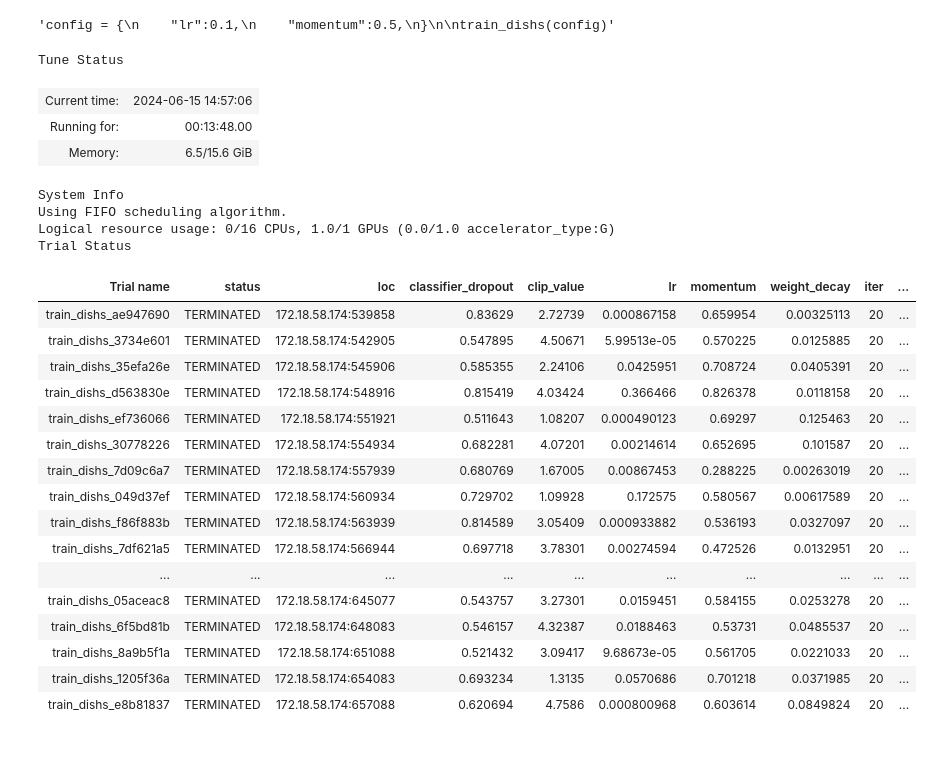
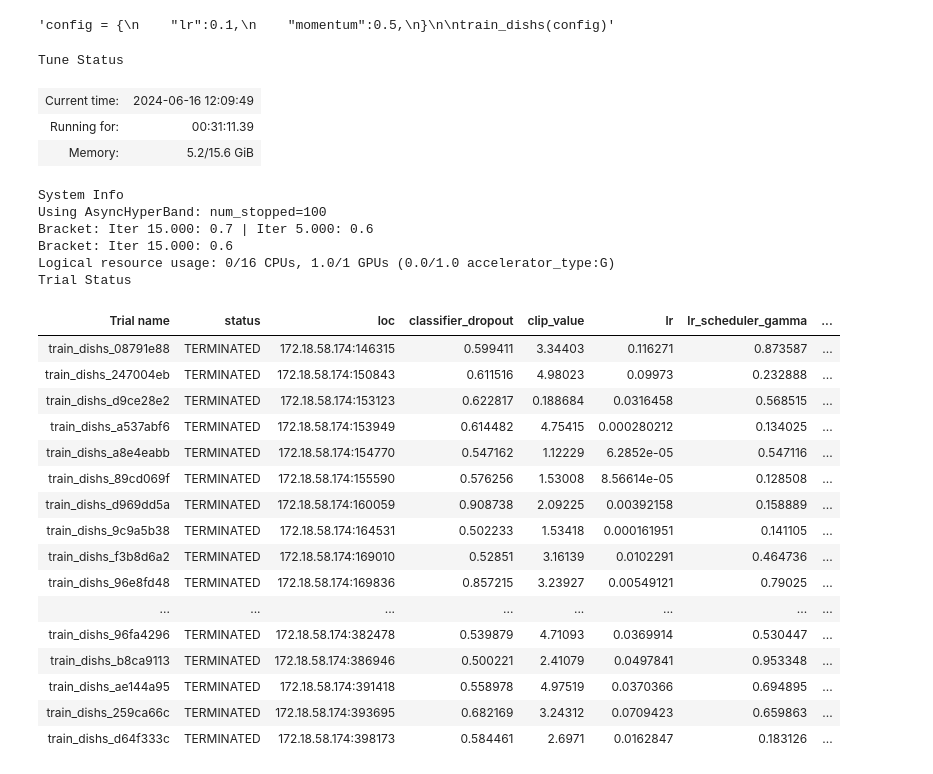
Before and after one commit to glucard/general-study-repo, a Jupyter notebook: machine_learning/kaggle_competitions/Cleaned-vs-Dirty-V2/model_tuned.ipynb, the cells around one changed output. Drawn from its saved outputs; the diff is of its cells as text; code cells hidden in the pictures.

```diff
--- a/machine_learning/kaggle_competitions/Cleaned-vs-Dirty-V2/model_tuned.ipynb
+++ b/machine_learning/kaggle_competitions/Cleaned-vs-Dirty-V2/model_tuned.ipynb
@@ -98,7 +98,7 @@ class_names, device
 # %% [output]
 (['cleaned', 'dirty'], device(type='cuda', index=0))
 # %%
-def train_func(model, optimizer, clip_value):
+def train_func(model, optimizer, exp_lr_scheduler, clip_value):
     total = 0
     device = torch.device("cuda" if torch.cuda.is_available() else "cpu")
     model.train()
@@ -117,12 +117,13 @@ def train_func(model, optimizer, clip_value):
 
         torch.nn.utils.clip_grad_norm_(model.parameters(), clip_value)
         optimizer.step()
-
         # accuracy
         _, predicted = torch.max(output.data, 1)
         _, correct_class = torch.max(target.data, 1)
 
         correct += (predicted == correct_class).sum().item()
+
+    exp_lr_scheduler.step()
 
     return {
         "mean_loss": running_loss / total,
@@ -160,7 +161,7 @@ import tempfile
 
 from ray.train import Checkpoint
 
-def train_dishs(config, max_epochs=20, tunning=True):
+def train_dishs(config, max_epochs=30, tunning=True):
     # Data Setup
 
     device = torch.device("cuda" if torch.cuda.is_available() else "cpu")
@@ -168,10 +169,14 @@ def train_dishs(config, max_epochs=20, tunning=True):
     model = get_transfer_learning_model(config['classifier_dropout'])
     model.to(device)
 
+
     optimizer = optim.SGD(
         model.parameters(), lr=config["lr"], momentum=config["momentum"], weight_decay=config['weight_decay'])
+
+
+    exp_lr_scheduler = optim.lr_scheduler.StepLR(optimizer, step_size=3, gamma=config['lr_scheduler_gamma'])
     for i in range(max_epochs):
-        train_log = train_func(model, optimizer, config['clip_value'])
+        train_log = train_func(model, optimizer, exp_lr_scheduler, config['clip_value'])
         val_log = test_func(model)
 
         if tunning:
@@ -218,50 +223,68 @@ train_dishs(config)"""
 # %%
 from hyperopt import hp
 from ray.tune.search.hyperopt import HyperOptSearch
+from ray.tune.schedulers import ASHAScheduler
 
 space = {
     "lr": hp.loguniform("lr", -10, -1),
     "momentum": hp.uniform("momentum", 0.1, 0.9),
     "classifier_dropout": hp.uniform("classifier_dropout", 0.5, 0.95),
     "weight_decay": hp.loguniform("weight_decay", -6, -2),
     "clip_value": hp.uniform("clip_value", 0.1, 5.0),
+    "lr_scheduler_gamma": hp.uniform("lr_scheduler_gamma", 0.1, 1.0)
 }
 
-hyperopt_search = HyperOptSearch(space, metric="val_mean_accuracy", mode="max")
+metric = "val_mean_loss"
+mode = "min"
+
+hyperopt_search = HyperOptSearch(space, metric=metric, mode=mode)
+
+asas_scheduler = ASHAScheduler(
+    time_attr='training_iteration',
+    metric=metric,
+    mode=mode,
+    max_t=30,
+    grace_period=5,
+    reduction_factor=3,
+    brackets=2
+)
 
 trainable_with_resources = tune.with_resources(train_dishs, {"gpu": 1})
 
 tuner = tune.Tuner(
     trainable_with_resources,
     tune_config=tune.TuneConfig(
-        num_samples=40,
+        num_samples=100,
         search_alg=hyperopt_search,
+        scheduler=asas_scheduler
     ),
 )
 results = tuner.fit()
 # %% [output]
 Tune Status
-| Current time: | 2024-06-15 14:57:06 |
-| Running for: | 00:13:48.00 |
-| Memory: | 6.5/15.6 GiB |
+| Current time: | 2024-06-16 12:09:49 |
+| Running for: | 00:31:11.39 |
+| Memory: | 5.2/15.6 GiB |
 System Info
-Using FIFO scheduling algorithm.
+Using AsyncHyperBand: num_stopped=100
+Bracket: Iter 15.000: 0.7 | Iter 5.000: 0.6
+Bracket: Iter 15.000: 0.6
 Logical resource usage: 0/16 CPUs, 1.0/1 GPUs (0.0/1.0 accelerator_type:G)
 Trial Status
-| Trial name | status | loc | classifier_dropout | clip_value | lr | momentum | weight_decay | iter | ... |
-| train_dishs_ae947690 | TERMINATED | 172.18.58.174:539858 | 0.83629 | 2.72739 | 0.000867158 | 0.659954 | 0.00325113 | 20 | ... |
-| train_dishs_3734e601 | TERMINATED | 172.18.58.174:542905 | 0.547895 | 4.50671 | 5.99513e-05 | 0.570225 | 0.0125885 | 20 | ... |
-| train_dishs_35efa26e | TERMINATED | 172.18.58.174:545906 | 0.585355 | 2.24106 | 0.0425951 | 0.708724 | 0.0405391 | 20 | ... |
-| train_dishs_d563830e | TERMINATED | 172.18.58.174:548916 | 0.815419 | 4.03424 | 0.366466 | 0.826378 | 0.0118158 | 20 | ... |
-| train_dishs_ef736066 | TERMINATED | 172.18.58.174:551921 | 0.511643 | 1.08207 | 0.000490123 | 0.69297 | 0.125463 | 20 | ... |
-| train_dishs_30778226 | TERMINATED | 172.18.58.174:554934 | 0.682281 | 4.07201 | 0.00214614 | 0.652695 | 0.101587 | 20 | ... |
-| train_dishs_7d09c6a7 | TERMINATED | 172.18.58.174:557939 | 0.680769 | 1.67005 | 0.00867453 | 0.288225 | 0.00263019 | 20 | ... |
-| train_dishs_049d37ef | TERMINATED | 172.18.58.174:560934 | 0.729702 | 1.09928 | 0.172575 | 0.580567 | 0.00617589 | 20 | ... |
-| train_dishs_f86f883b | TERMINATED | 172.18.58.174:563939 | 0.814589 | 3.05409 | 0.000933882 | 0.536193 | 0.0327097 | 20 | ... |
-| train_dishs_7df621a5 | TERMINATED | 172.18.58.174:566944 | 0.697718 | 3.78301 | 0.00274594 | 0.472526 | 0.0132951 | 20 | ... |
-| ... | ... | ... | ... | ... | ... | ... | ... | ... | ... |
-| train_dishs_05aceac8 | TERMINATED | 172.18.58.174:645077 | 0.543757 | 3.27301 | 0.0159451 | 0.584155 | 0.0253278 | 20 | ... |
-| train_dishs_6f5bd81b | TERMINATED | 172.18.58.174:648083 | 0.546157 | 4.32387 | 0.0188463 | 0.53731 | 0.0485537 | 20 | ... |
-| train_dishs_8a9b5f1a | TERMINATED | 172.18.58.174:651088 | 0.521432 | 3.09417 | 9.68673e-05 | 0.561705 | 0.0221033 | 20 | ... |
-| train_dishs_1205f36a | TERMINATED | 172.18.58.174:654083 | 0.693234 | 1.3135 | 0.0570686 | 0.701218 | 0.0371985 | 20 | ... |
-| train_dishs_e8b81837 | TERMINATED | 172.18.58.174:657088 | 0.620694 | 4.7586 | 0.000800968 | 0.603614 | 0.0849824 | 20 | ... |
+| Trial name | status | loc | classifier_dropout | clip_value | lr | lr_scheduler_gamma | ... |
+| train_dishs_08791e88 | TERMINATED | 172.18.58.174:146315 | 0.599411 | 3.34403 | 0.116271 | 0.873587 | ... |
+| train_dishs_247004eb | TERMINATED | 172.18.58.174:150843 | 0.611516 | 4.98023 | 0.09973 | 0.232888 | ... |
+| train_dishs_d9ce28e2 | TERMINATED | 172.18.58.174:153123 | 0.622817 | 0.188684 | 0.0316458 | 0.568515 | ... |
+| train_dishs_a537abf6 | TERMINATED | 172.18.58.174:153949 | 0.614482 | 4.75415 | 0.000280212 | 0.134025 | ... |
+| train_dishs_a8e4eabb | TERMINATED | 172.18.58.174:154770 | 0.547162 | 1.12229 | 6.2852e-05 | 0.547116 | ... |
+| train_dishs_89cd069f | TERMINATED | 172.18.58.174:155590 | 0.576256 | 1.53008 | 8.56614e-05 | 0.128508 | ... |
+| train_dishs_d969dd5a | TERMINATED | 172.18.58.174:160059 | 0.908738 | 2.09225 | 0.00392158 | 0.158889 | ... |
+| train_dishs_9c9a5b38 | TERMINATED | 172.18.58.174:164531 | 0.502233 | 1.53418 | 0.000161951 | 0.141105 | ... |
+| train_dishs_f3b8d6a2 | TERMINATED | 172.18.58.174:169010 | 0.52851 | 3.16139 | 0.0102291 | 0.464736 | ... |
+| train_dishs_96e8fd48 | TERMINATED | 172.18.58.174:169836 | 0.857215 | 3.23927 | 0.00549121 | 0.79025 | ... |
+| ... | ... | ... | ... | ... | ... | ... | ... |
+| train_dishs_96fa4296 | TERMINATED | 172.18.58.174:382478 | 0.539879 | 4.71093 | 0.0369914 | 0.530447 | ... |
+| train_dishs_b8ca9113 | TERMINATED | 172.18.58.174:386946 | 0.500221 | 2.41079 | 0.0497841 | 0.953348 | ... |
+| train_dishs_ae144a95 | TERMINATED | 172.18.58.174:391418 | 0.558978 | 4.97519 | 0.0370366 | 0.694895 | ... |
+| train_dishs_259ca66c | TERMINATED | 172.18.58.174:393695 | 0.682169 | 3.24312 | 0.0709423 | 0.659863 | ... |
+| train_dishs_d64f333c | TERMINATED | 172.18.58.174:398173 | 0.584461 | 2.6971 | 0.0162847 | 0.183126 | ... |
```
Also changed, not shown: parts of 6 cells of this notebook.
